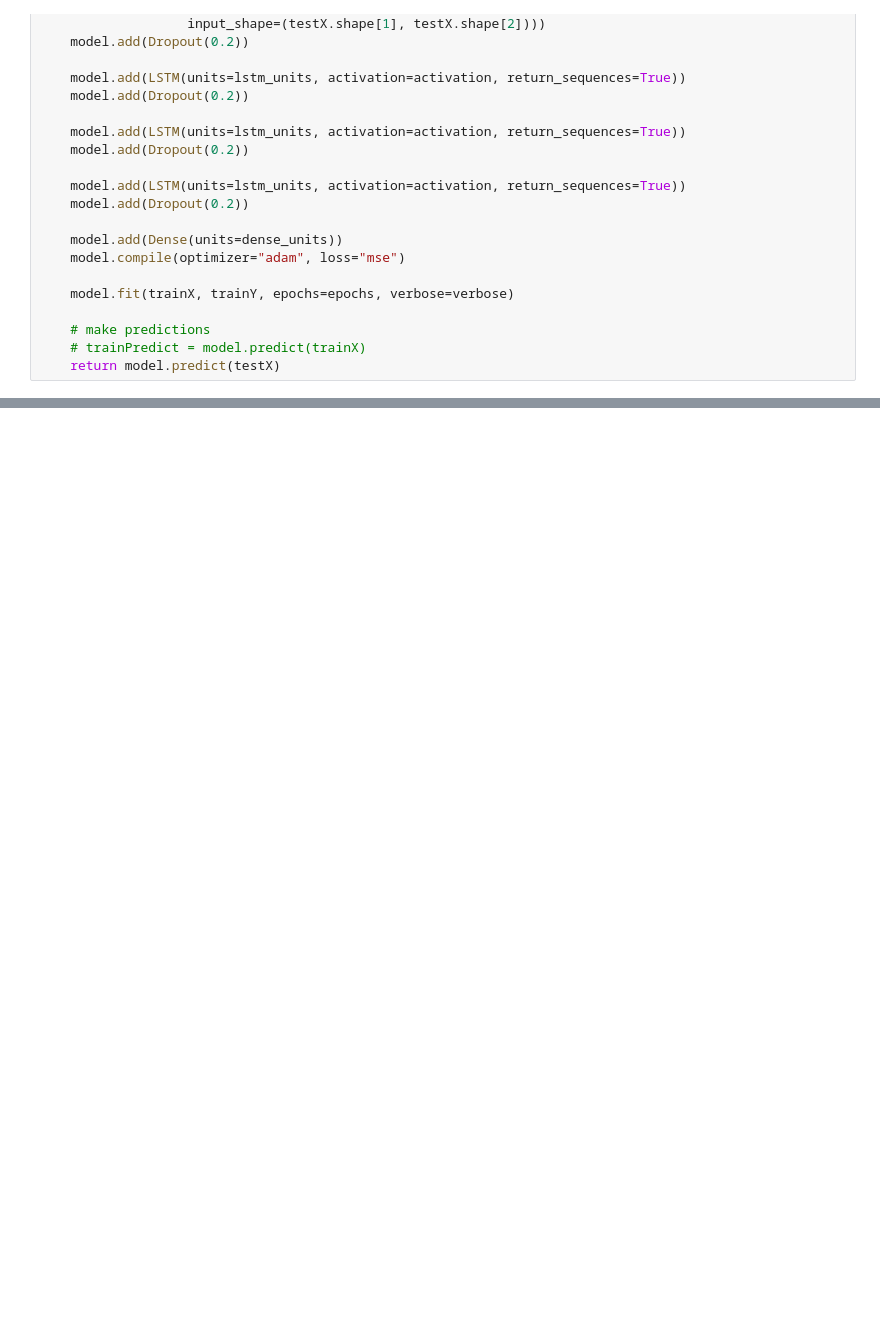
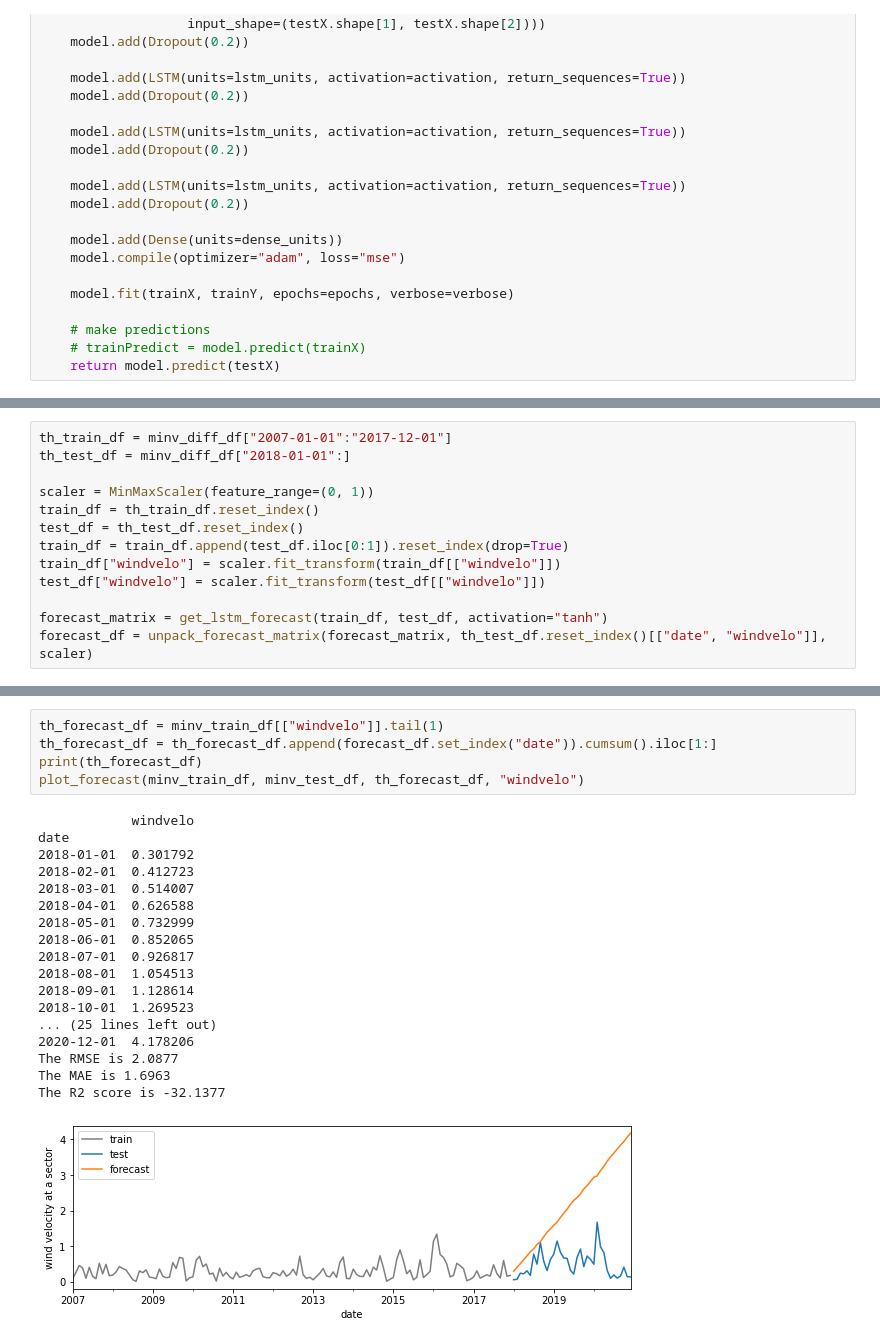
Before and after one commit to janpasia/eskwelabs-capstone, a Jupyter notebook: 07_wind_velocity_time_series.ipynb, the cells around one changed output, grey strips where cells are left out. Drawn from its saved outputs; the diff is of its cells as text; blank space fills up the shorter version.

Commit message:
Trial for LSTM with stationary data

```diff
--- a/07_wind_velocity_time_series.ipynb
+++ b/07_wind_velocity_time_series.ipynb
@@ -740 +734,14 @@ The R2 score is 0.6549
 [figure]
+# %%
+th_train_df = minv_diff_df["2007-01-01":"2017-12-01"]
+th_test_df = minv_diff_df["2018-01-01":]
+
+scaler = MinMaxScaler(feature_range=(0, 1))
+train_df = th_train_df.reset_index()
+test_df = th_test_df.reset_index()
+train_df = train_df.append(test_df.iloc[0:1]).reset_index(drop=True)
+train_df["windvelo"] = scaler.fit_transform(train_df[["windvelo"]])
+test_df["windvelo"] = scaler.fit_transform(test_df[["windvelo"]])
+
+forecast_matrix = get_lstm_forecast(train_df, test_df, activation="tanh")
+forecast_df = unpack_forecast_matrix(forecast_matrix, th_test_df.reset_index()[["date", "windvelo"]], scaler)
@@ -740,0 +767,24 @@ The R2 score is 0.6549
+# %%
+th_forecast_df = minv_train_df[["windvelo"]].tail(1)
+th_forecast_df = th_forecast_df.append(forecast_df.set_index("date")).cumsum().iloc[1:]
+print(th_forecast_df)
+plot_forecast(minv_train_df, minv_test_df, th_forecast_df, "windvelo")
+# %% [output]
+            windvelo
+date
+2018-01-01  0.301792
+2018-02-01  0.412723
+2018-03-01  0.514007
+2018-04-01  0.626588
+2018-05-01  0.732999
+2018-06-01  0.852065
+2018-07-01  0.926817
+2018-08-01  1.054513
+2018-09-01  1.128614
+2018-10-01  1.269523
+... (25 lines left out)
+2020-12-01  4.178206
+The RMSE is 2.0877
+The MAE is 1.6963
+The R2 score is -32.1377
+[figure, added]
```
Also changed, not shown: parts of 10 cells of this notebook.
